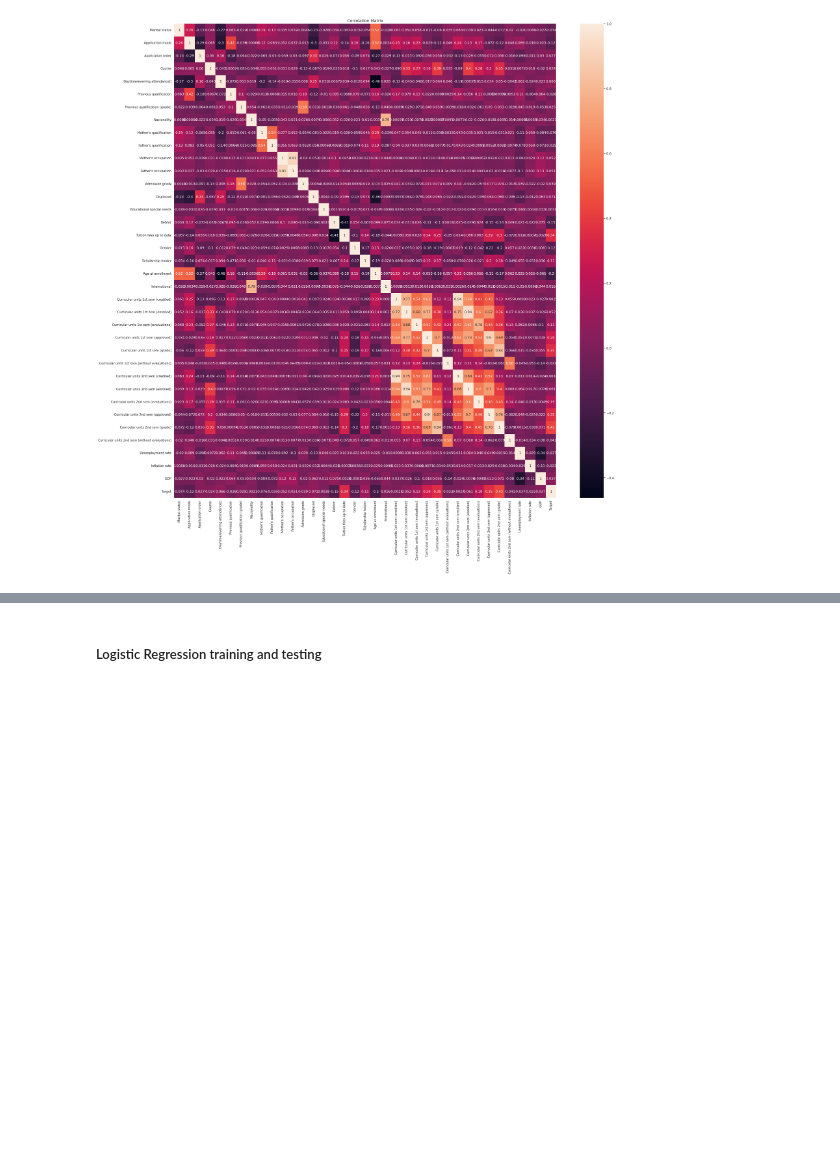
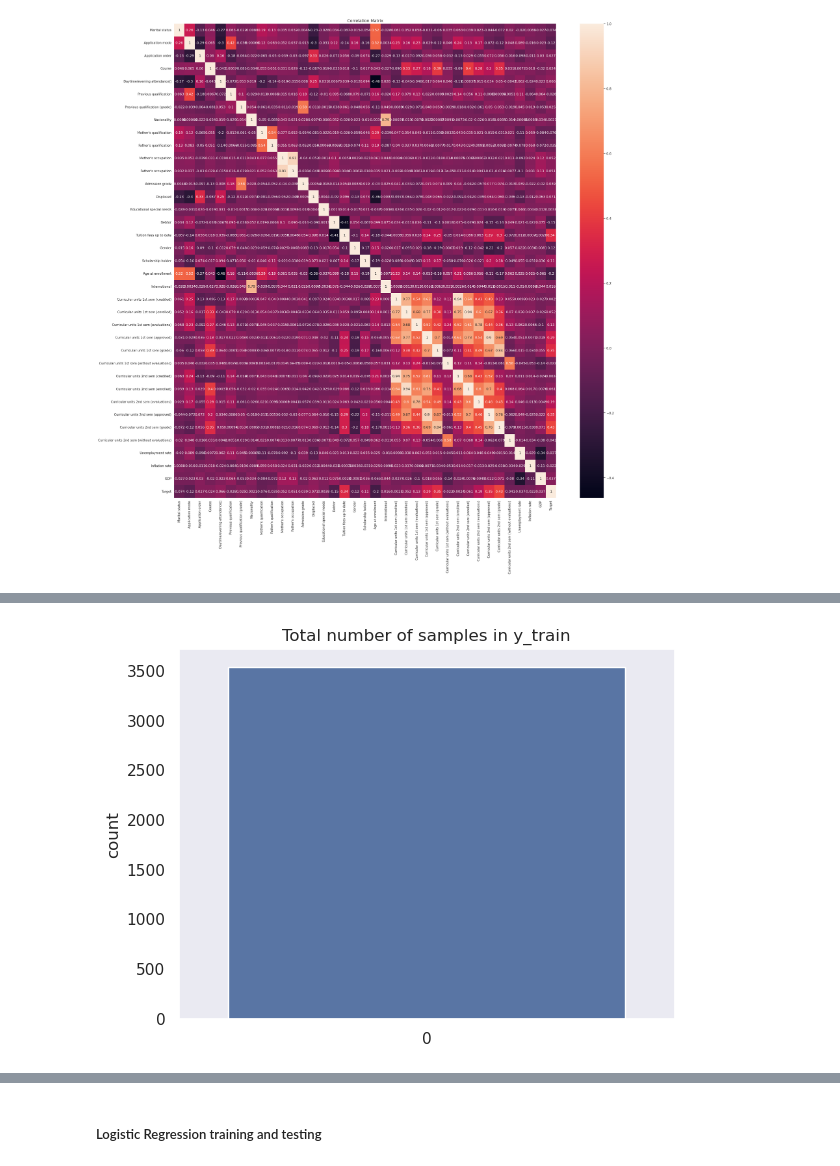
Before and after one commit to raquelparadinha/SAD, a Jupyter notebook: main.ipynb, the cells around one changed output, grey strips where cells are left out. Saved outputs shown, nothing was run; the diff lists cells and outputs as text; code cells hidden in the pictures; blank space fills up the shorter version.

```diff
--- a/main.ipynb
+++ b/main.ipynb
@@ -116,29 +115,19 @@ plt.show()
 # %%
 X = np.array(normalized_data.values[:, :-1])
 y = raw_data.values[:, -1]
 
-# from sklearn.feature_selection import SelectKBest
-# from sklearn.feature_selection import f_classif
-# X.shape
-# X_new = SelectKBest(f_classif, k=10).fit_transform(X, y)
-# X_new.shape
+
+X.shape
+X_new = SelectKBest(f_classif, k=18).fit_transform(X, y)
+X_new.shape
 
 # splitting X and y into training and testing sets
 X_train, X_test,\
-	y_train, y_test = train_test_split(X, y,
-									test_size=0.8,
+	y_train, y_test = train_test_split(X_new, y,
+									test_size=0.2,
 									random_state=1)
-
-# from imblearn.over_sampling import SMOTE
-# smot = SMOTE()
-# X_train, y_train = smot.fit_resample(X_train, y_train)
-
-# # lets try oversampling too
-# from imblearn.over_sampling import RandomOverSampler
-# ros = RandomOverSampler()
-# X_train, y_train = ros.fit_resample(X_train, y_train)
-
-# # equal sampling now (check)
-# fig = plt.figure()
-# plot = pd.Series(y_train).value_counts().plot('bar', color=['green', 'blue', 'red'])
-# fig = plot.get_figure()
+ax = sns.countplot(data=y_train)
+plt.title('Total number of samples in y_train')
+plt.show()
+# %% [output]
+[figure, added]
```
Also changed, not shown: parts of 22 cells of this notebook.
